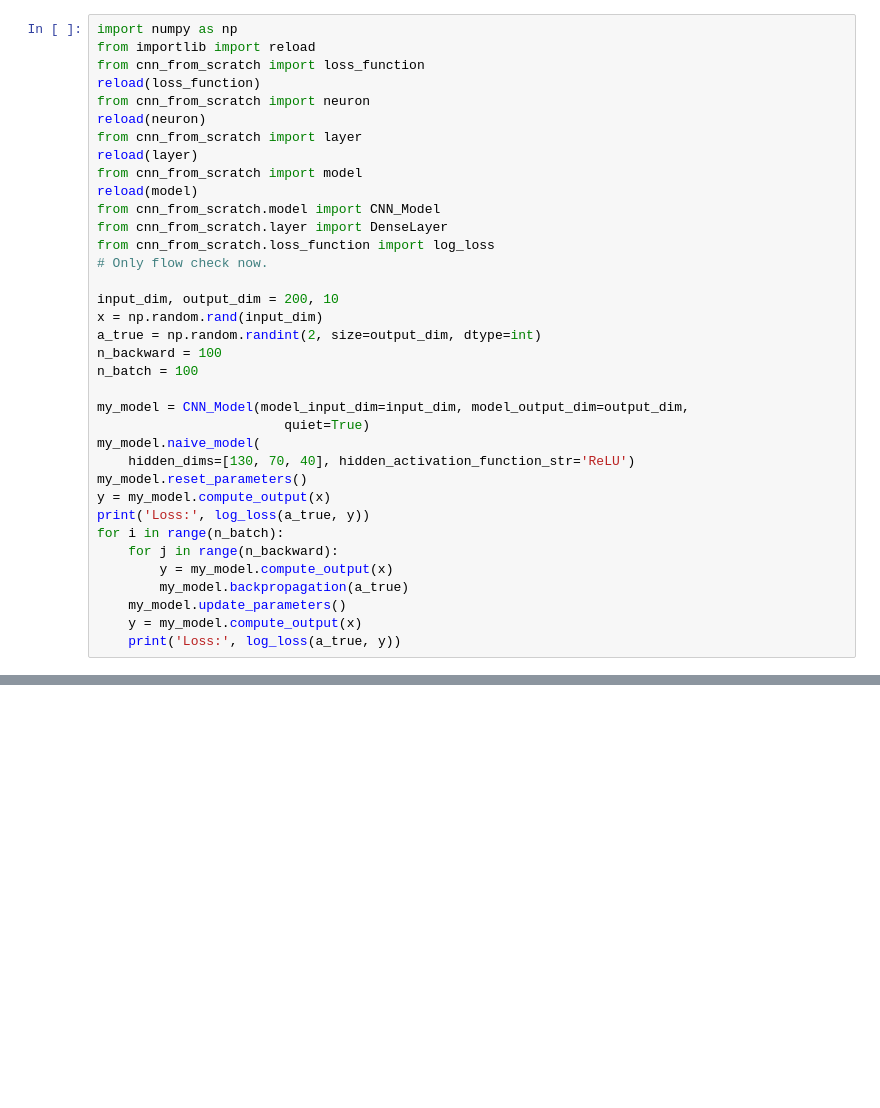
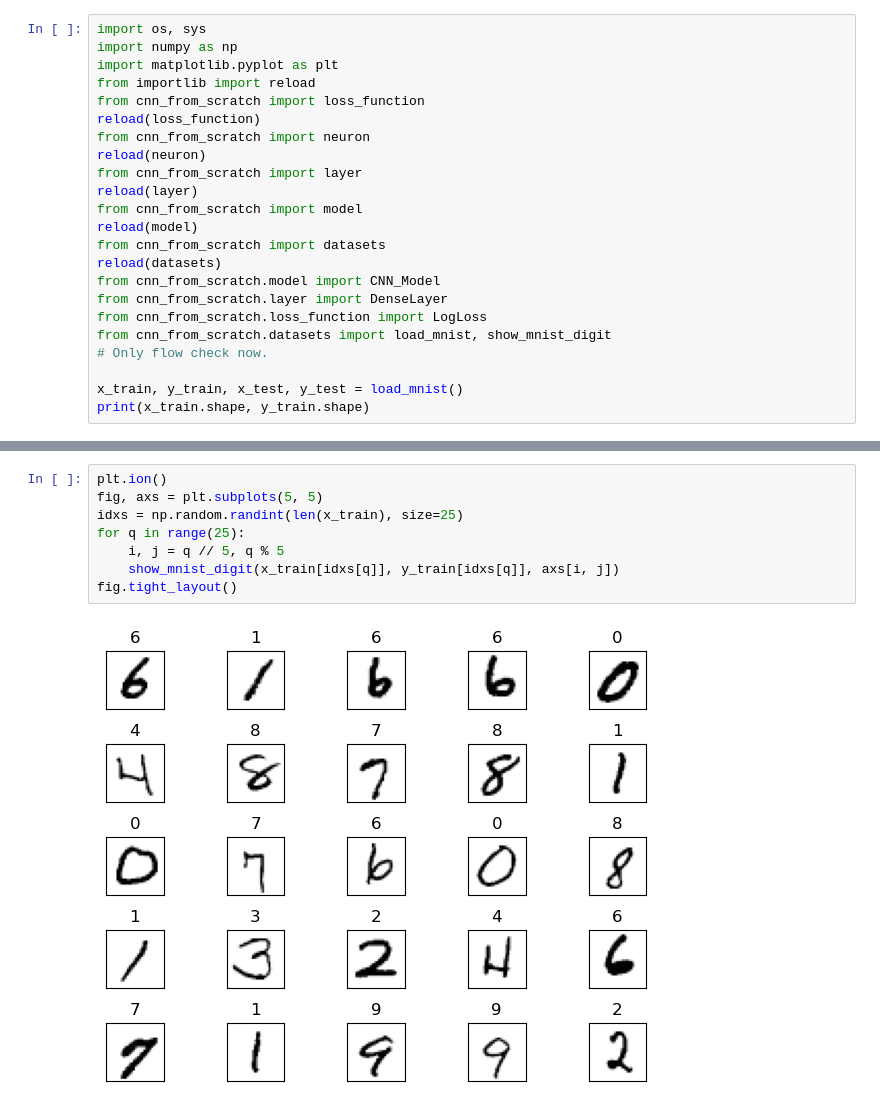
Before and after one commit to idchiang/cnn_from_scratch, a Jupyter notebook: playground.ipynb, the cells around one changed output, grey strips where cells are left out. Cells and saved outputs as stored; diff of their text form; blank space fills up the shorter version.

Commit message:
(1) Change Loss & Activation functions to objects (2) Implement abstract class to Neuron, Layer, LossFunc and ActFunc (3) Add MNIST loading stuff.

```diff
--- a/playground.ipynb
+++ b/playground.ipynb
@@ -1,5 +1,7 @@
 # %%
+import os, sys
 import numpy as np
+import matplotlib.pyplot as plt
 from importlib import reload
 from cnn_from_scratch import loss_function
 reload(loss_function)
@@ -9,29 +11,14 @@ from cnn_from_scratch import layer
 reload(layer)
 from cnn_from_scratch import model
 reload(model)
+from cnn_from_scratch import datasets
+reload(datasets)
 from cnn_from_scratch.model import CNN_Model
 from cnn_from_scratch.layer import DenseLayer
-from cnn_from_scratch.loss_function import log_loss
+from cnn_from_scratch.loss_function import LogLoss
+from cnn_from_scratch.datasets import load_mnist, show_mnist_digit
 # Only flow check now.
 
-input_dim, output_dim = 200, 10
-x = np.random.rand(input_dim)
-a_true = np.random.randint(2, size=output_dim, dtype=int)
-n_backward = 100
-n_batch = 100
-
-my_model = CNN_Model(model_input_dim=input_dim, model_output_dim=output_dim,
-                        quiet=True)
-my_model.naive_model(
-    hidden_dims=[130, 70, 40], hidden_activation_function_str='ReLU')
-my_model.reset_parameters()
-y = my_model.compute_output(x)
-print('Loss:', log_loss(a_true, y))
-for i in range(n_batch):
-    for j in range(n_backward):
-        y = my_model.compute_output(x)
-        my_model.backpropagation(a_true)
-    my_model.update_parameters()
-    y = my_model.compute_output(x)
-    print('Loss:', log_loss(a_true, y))
+x_train, y_train, x_test, y_test = load_mnist()
+print(x_train.shape, y_train.shape)
 # %% [output]
@@ -54,0 +26,10 @@ Loss: 0.05668404525137457
+# %%
+plt.ion()
+fig, axs = plt.subplots(5, 5)
+idxs = np.random.randint(len(x_train), size=25)
+for q in range(25):
+    i, j = q // 5, q % 5
+    show_mnist_digit(x_train[idxs[q]], y_train[idxs[q]], axs[i, j])
+fig.tight_layout()
+# %% [output]
+[figure, added]
```
Also changed, not shown: parts of 1 cell of this notebook, 14 other files.
